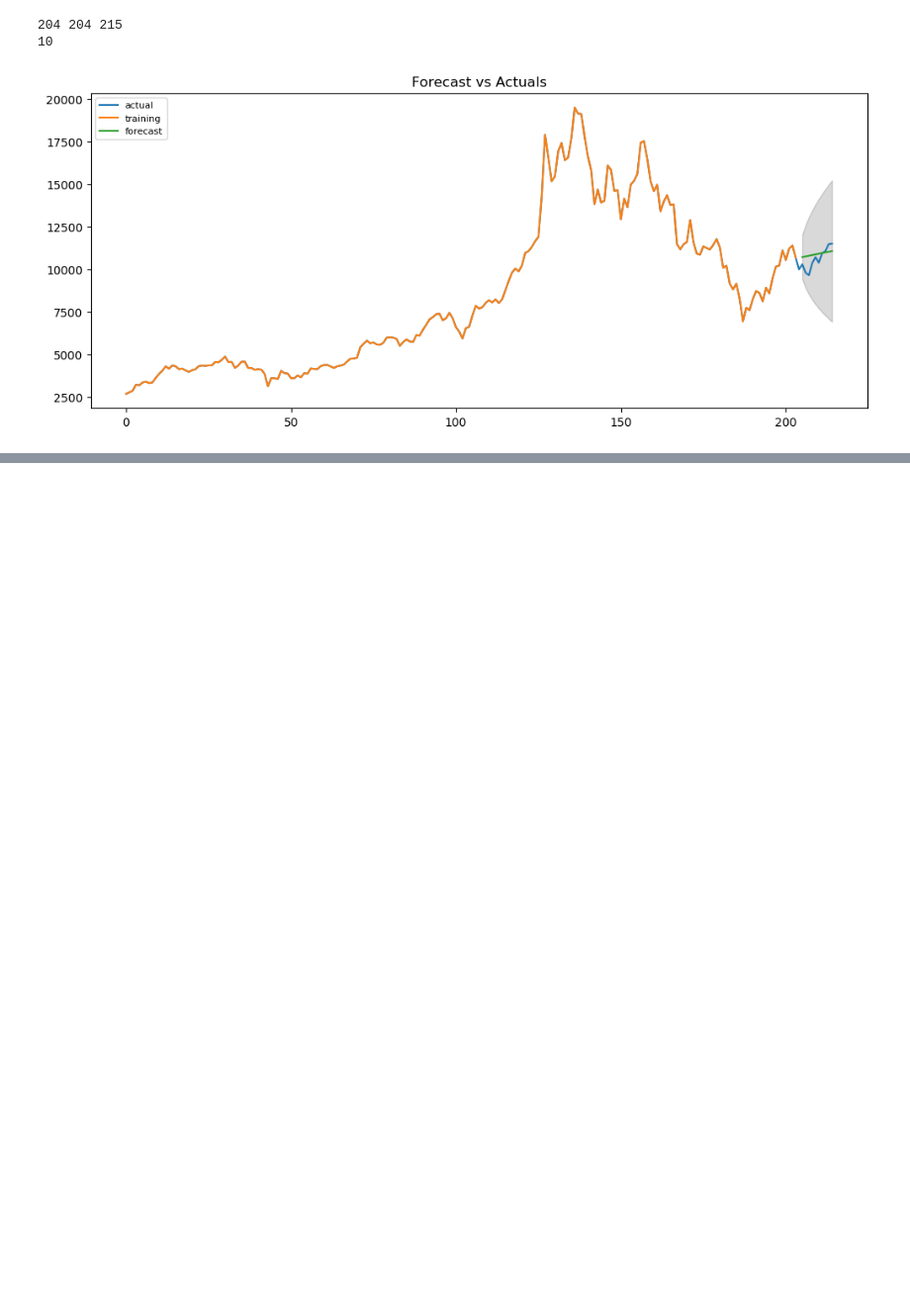
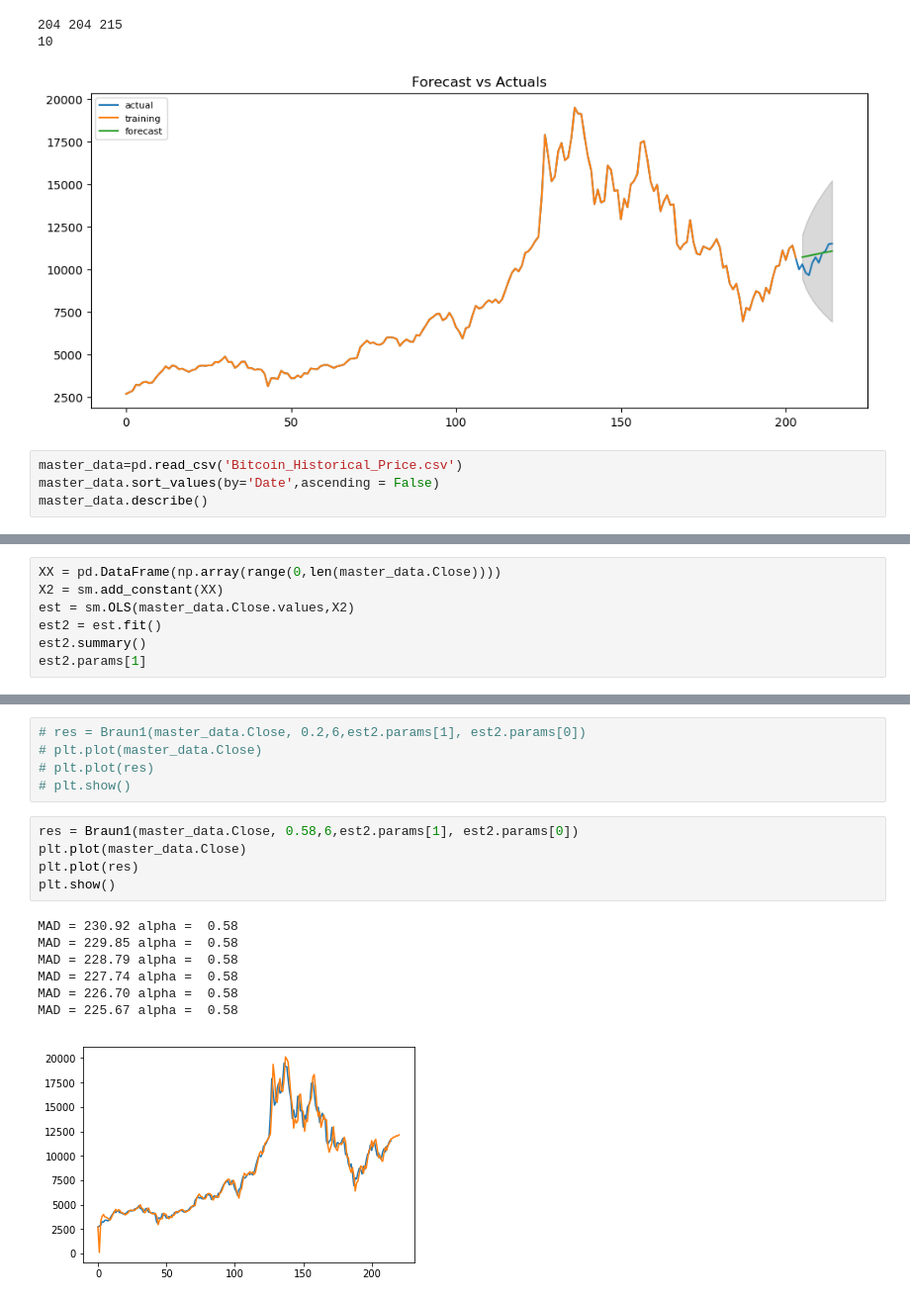
Before and after one commit to ryazadd/Forecasting, a Jupyter notebook: Practicum2.ipynb, the cells around one changed output, grey strips where cells are left out. Shown at 99% size. Drawn from its saved outputs; the diff is of its cells as text; blank space fills up the shorter version.

```diff
--- a/Practicum2.ipynb
+++ b/Practicum2.ipynb
@@ -508,3 +508,7 @@ plt.show()
 204 204 215
 10
 [figure]
+# %%
+master_data=pd.read_csv('Bitcoin_Historical_Price.csv')
+master_data.sort_values(by='Date',ascending = False)
+master_data.describe()
@@ -510,0 +623,7 @@ plt.show()
+# %%
+XX = pd.DataFrame(np.array(range(0,len(master_data.Close))))
+X2 = sm.add_constant(XX)
+est = sm.OLS(master_data.Close.values,X2)
+est2 = est.fit()
+est2.summary()
+est2.params[1]
@@ -510,0 +665,18 @@ plt.show()
+# %%
+# res = Braun1(master_data.Close, 0.2,6,est2.params[1], est2.params[0])
+# plt.plot(master_data.Close)
+# plt.plot(res)
+# plt.show()
+# %%
+res = Braun1(master_data.Close, 0.58,6,est2.params[1], est2.params[0])
+plt.plot(master_data.Close)
+plt.plot(res)
+plt.show()
+# %% [output]
+MAD = 230.92 alpha =  0.58
+MAD = 229.85 alpha =  0.58
+MAD = 228.79 alpha =  0.58
+MAD = 227.74 alpha =  0.58
+MAD = 226.70 alpha =  0.58
+MAD = 225.67 alpha =  0.58
+[figure, added]
```
Also changed, not shown: parts of 10 cells of this notebook.
